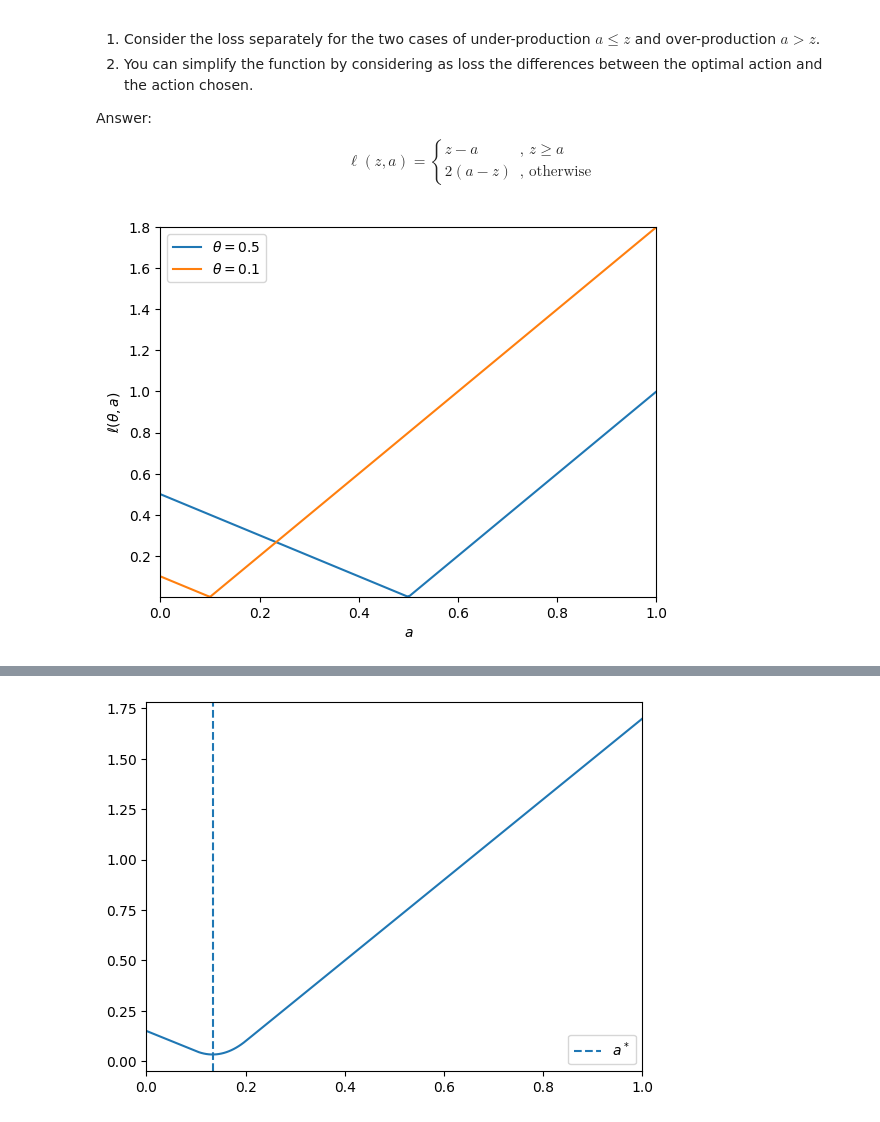
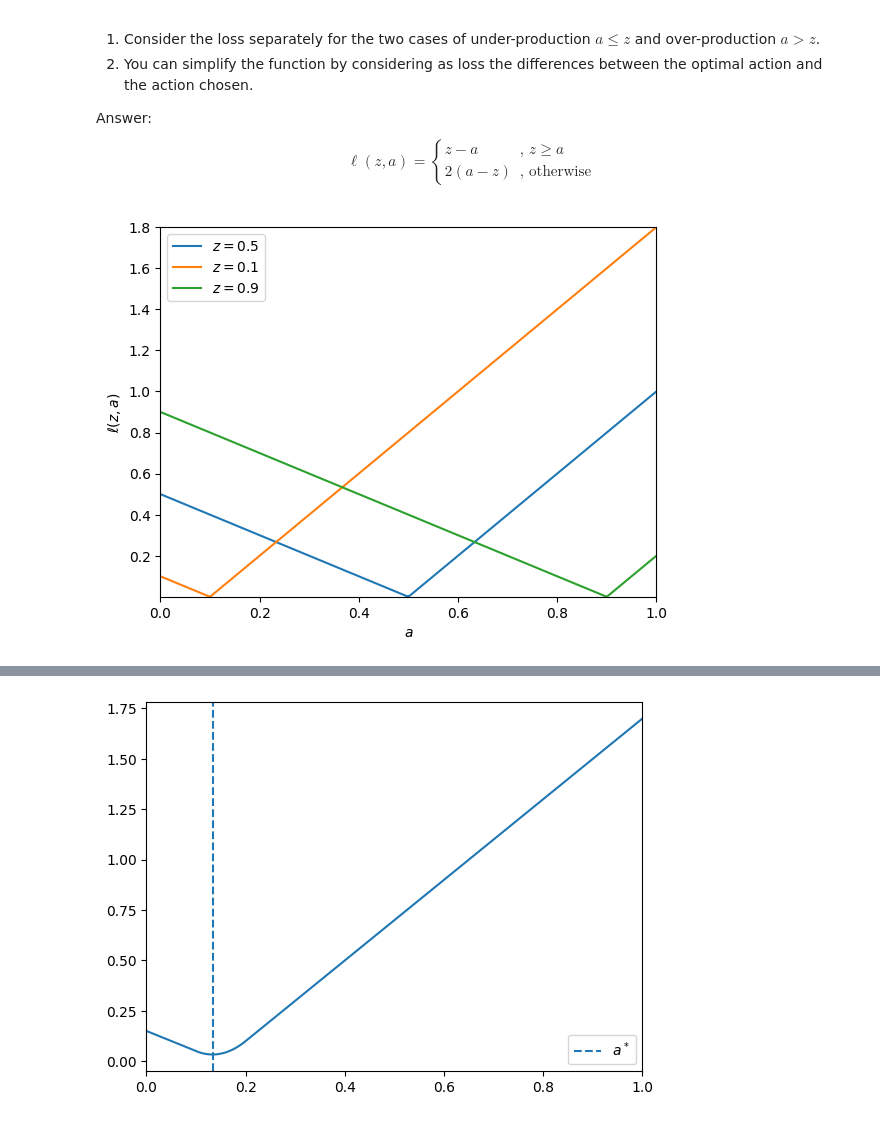
Before and after one commit to marioboley/Uni-Haifa-214.4312-Code, a Jupyter notebook: 1.1_introduction.ipynb, the cells around one changed output, grey strips where cells are left out. Drawn from its saved outputs; the diff is of its cells as text; code cells hidden in the pictures.

```diff
--- a/1.1_introduction.ipynb
+++ b/1.1_introduction.ipynb
@@ -319,17 +319,18 @@ $$
 # %%
 from matplotlib import pyplot as plt
 import numpy as np
 
-def loss(theta, a):
-    return (theta >= a)*(theta - a) + (theta < a)*2*(a - theta)
+def loss(z, a):
+    return (z >= a)*(z - a) + (z < a)*2*(a - z)
 
 xs = np.linspace(0, 1, 200, endpoint=True)
-plt.plot(xs, loss(0.5, xs), label=r'$\theta=0.5$')
-plt.plot(xs, loss(0.1, xs), label=r'$\theta=0.1$')
+plt.plot(xs, loss(0.5, xs), label=r'$z=0.5$')
+plt.plot(xs, loss(0.1, xs), label=r'$z=0.1$')
+plt.plot(xs, loss(0.9, xs), label=r'$z=0.9$')
 plt.xlabel('$a$')
-plt.ylabel(r'$\ell(\theta,a)$')
+plt.ylabel(r'$\ell(z,a)$')
 plt.margins(x=0, y=0)
 plt.legend()
 plt.show()
 # %% [output]
-[figure, old version]
+[figure, new version]
```
Also changed, not shown: parts of 7 cells of this notebook, 1 other file.
